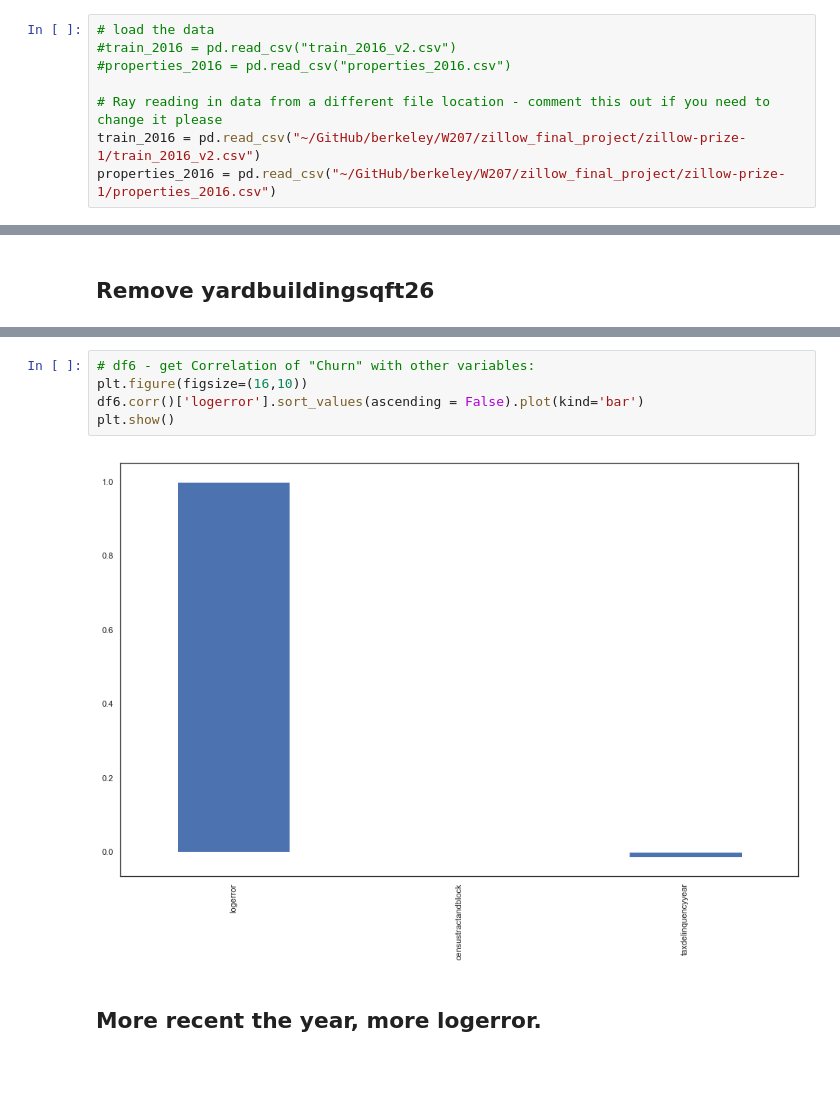
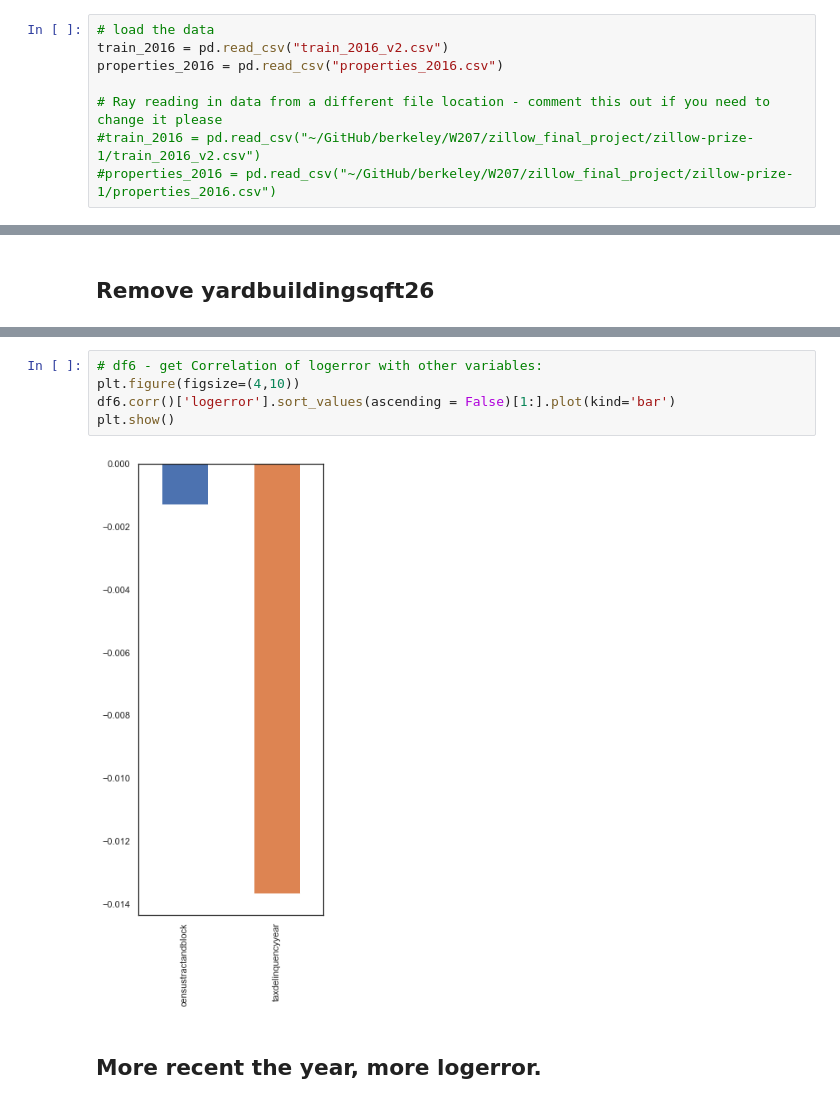
Before and after one commit to AustinDoolittle/W207-Final-Project, a Jupyter notebook: combined_eda.ipynb, the cells around one changed output, grey strips where cells are left out. Cells and saved outputs as stored; diff of their text form; blank space fills up the shorter version.

```diff
--- a/combined_eda.ipynb
+++ b/combined_eda.ipynb
@@ -28,12 +28,12 @@ import reverse_geocoder as rg
 ## Read in Data
 # %%
 # load the data
-#train_2016 = pd.read_csv("train_2016_v2.csv")
-#properties_2016 = pd.read_csv("properties_2016.csv")
+train_2016 = pd.read_csv("train_2016_v2.csv")
+properties_2016 = pd.read_csv("properties_2016.csv")
 
 # Ray reading in data from a different file location - comment this out if you need to change it please
-train_2016 = pd.read_csv("~/GitHub/berkeley/W207/zillow_final_project/zillow-prize-1/train_2016_v2.csv")
-properties_2016 = pd.read_csv("~/GitHub/berkeley/W207/zillow_final_project/zillow-prize-1/properties_2016.csv")
+#train_2016 = pd.read_csv("~/GitHub/berkeley/W207/zillow_final_project/zillow-prize-1/train_2016_v2.csv")
+#properties_2016 = pd.read_csv("~/GitHub/berkeley/W207/zillow_final_project/zillow-prize-1/properties_2016.csv")
 # %% [markdown]
 # Exploratory Data Analysis
 # %%
@@ -464,12 +460,12 @@ display(ray_df.groupby(['county'],axis = 0).count()[[xvar]])
 | Orange County | 0 |
 | Ventura County | 81 |
 # %%
-# df6 - get Correlation of "Churn" with other variables:
-plt.figure(figsize=(16,10))
-df6.corr()['logerror'].sort_values(ascending = False).plot(kind='bar')
+# df6 - get Correlation of logerror with other variables:
+plt.figure(figsize=(4,10))
+df6.corr()['logerror'].sort_values(ascending = False)[1:].plot(kind='bar')
 plt.show()
 # %% [output]
-[figure, old version]
+[figure, new version]
 # %% [markdown]
 ## More recent the year, more logerror.
 # %%
```
Also changed, not shown: parts of 55 cells of this notebook.
